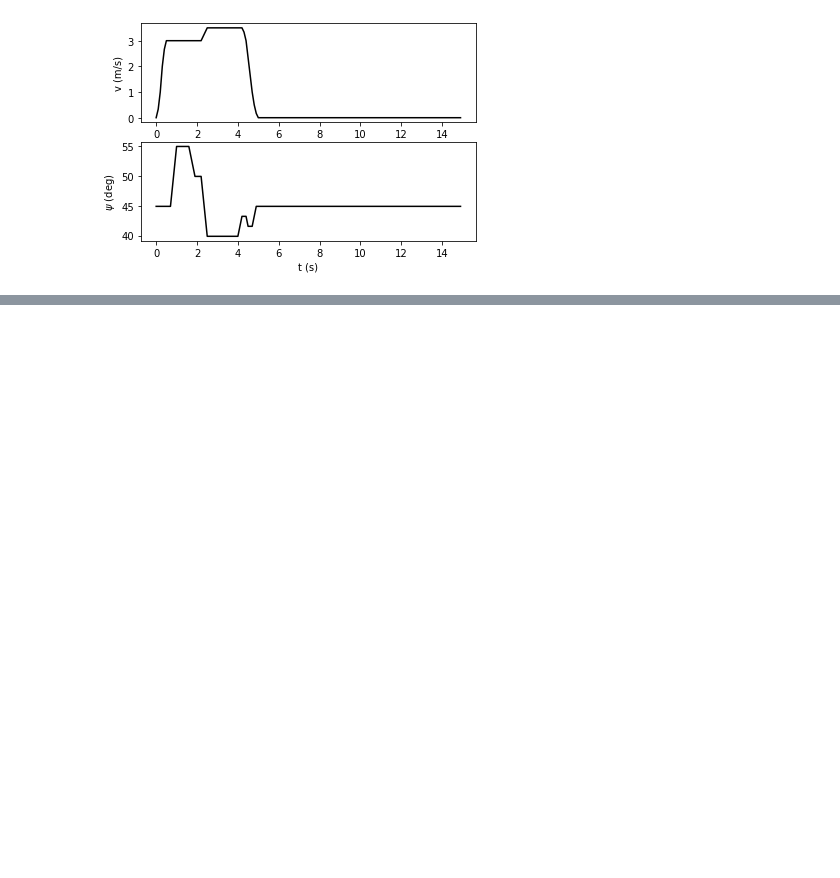
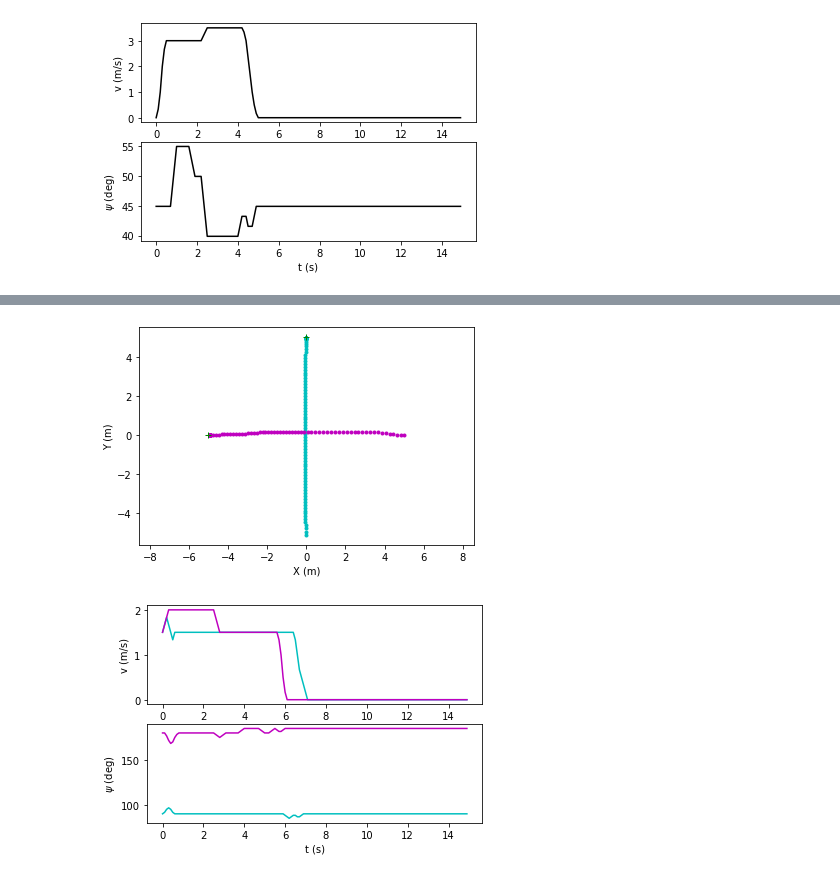
Before and after one commit to gmarkkula/COMMOTIONSFramework, a Jupyter notebook: First simple test.ipynb, the cells around one changed output, grey strips where cells are left out. Saved outputs shown, nothing was run; the diff lists cells and outputs as text; code cells hidden in the pictures; blank space fills up the shorter version.

```diff
--- a/First simple test.ipynb
+++ b/First simple test.ipynb
@@ -42,0 +54,6 @@ one_agent.run_simulation(x_goal, x_obstacles, params)
+# %%
+pos_agents = np.array([[0, -5.1], [5, 0]])
+multiple_agents.run_simulation(pos_agents, pos_goals, speed_agents = 1.5)
+# %% [output]
+[figure, added]
+[figure, added]
```
Also changed, not shown: parts of 4 cells of this notebook, 1 other file.
